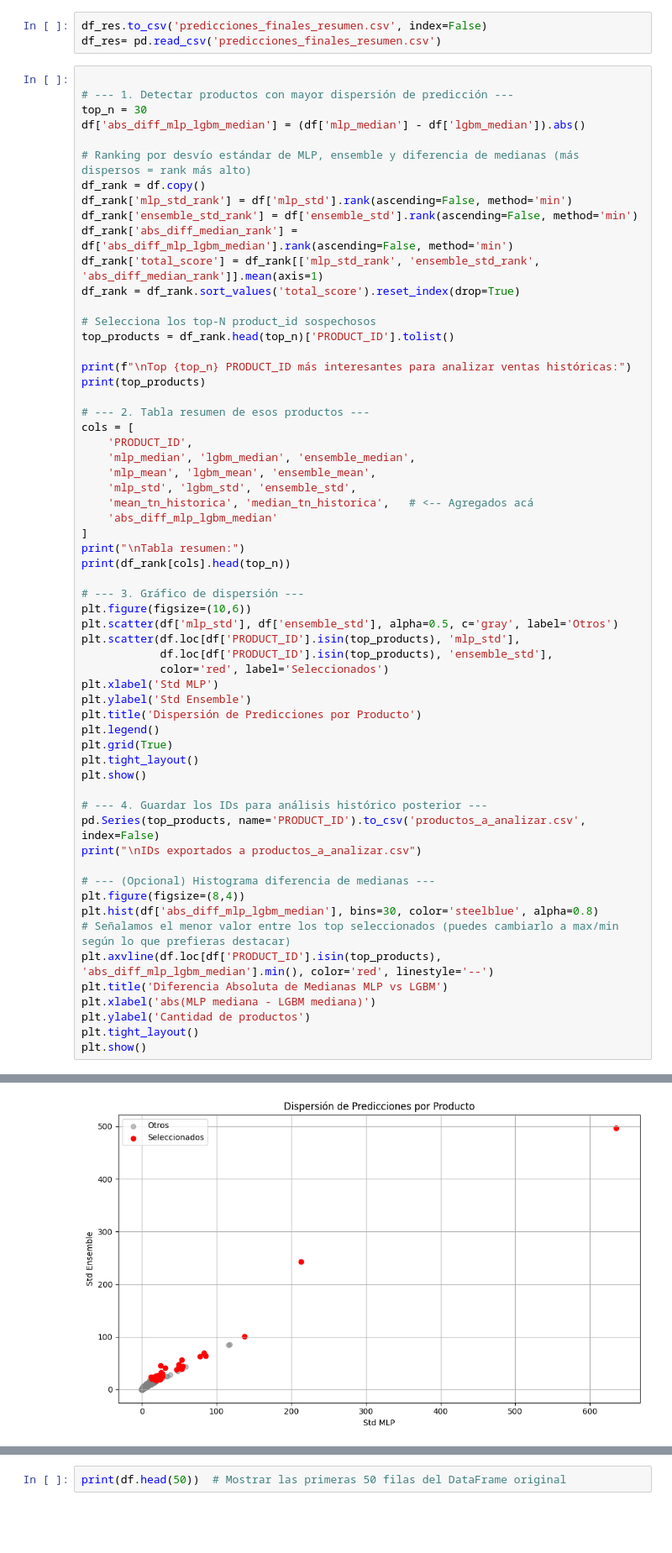
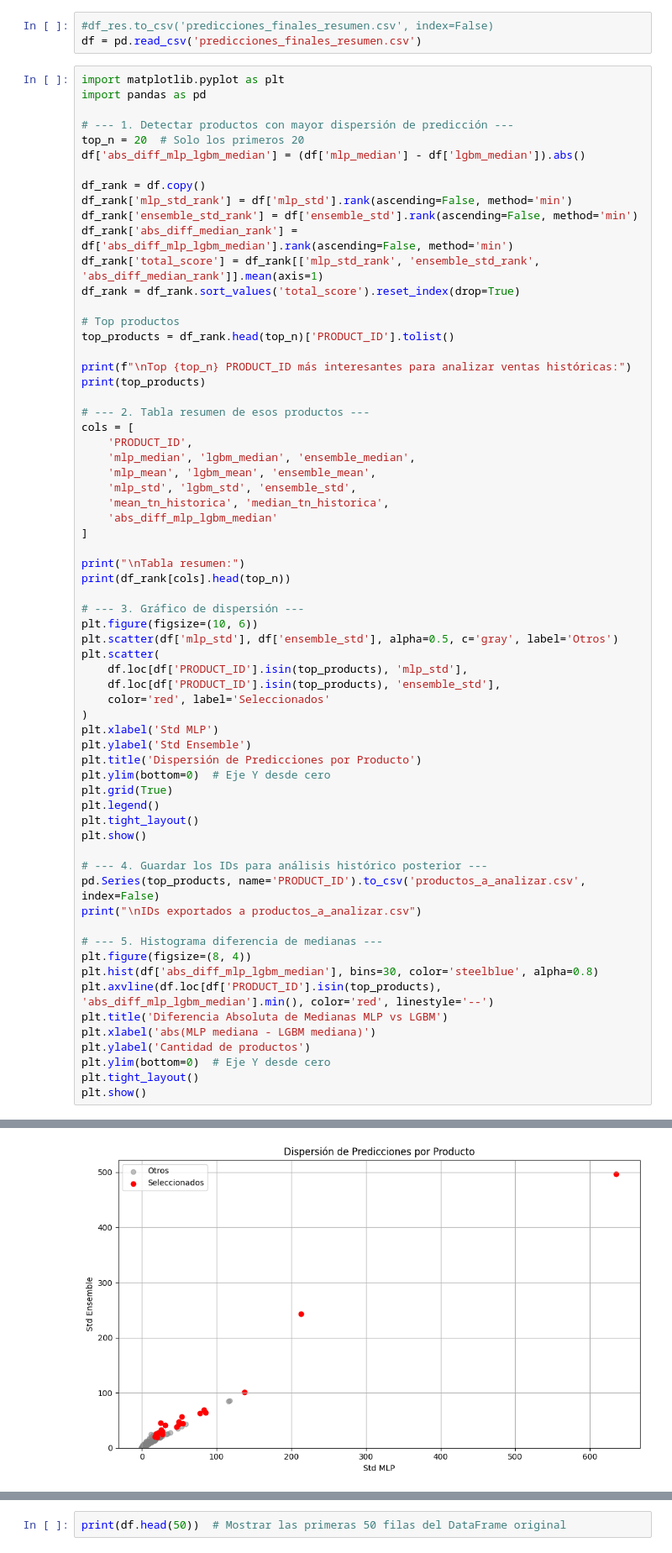
Before and after one commit to plcablinski/labo3-2025v, a Jupyter notebook: Aprox_final.ipynb, the cells around one changed output, grey strips where cells are left out. Shown at 84% size. Saved outputs shown, nothing was run; the diff lists cells and outputs as text; blank space fills up the shorter version.

```diff
--- a/Aprox_final.ipynb
+++ b/Aprox_final.ipynb
@@ -61,13 +40,14 @@ print(df_res.head(20))
 # %%
-df_res.to_csv('predicciones_finales_resumen.csv', index=False)
-df_res= pd.read_csv('predicciones_finales_resumen.csv')
+#df_res.to_csv('predicciones_finales_resumen.csv', index=False)
+df = pd.read_csv('predicciones_finales_resumen.csv')
 # %%
+import matplotlib.pyplot as plt
+import pandas as pd
 
 # --- 1. Detectar productos con mayor dispersión de predicción ---
-top_n = 30
+top_n = 20  # Solo los primeros 20
 df['abs_diff_mlp_lgbm_median'] = (df['mlp_median'] - df['lgbm_median']).abs()
 
-# Ranking por desvío estándar de MLP, ensemble y diferencia de medianas (más dispersos = rank más alto)
 df_rank = df.copy()
 df_rank['mlp_std_rank'] = df['mlp_std'].rank(ascending=False, method='min')
 df_rank['ensemble_std_rank'] = df['ensemble_std'].rank(ascending=False, method='min')
@@ -75,7 +55,7 @@ df_rank['abs_diff_median_rank'] = df['abs_diff_mlp_lgbm_median'].rank(ascending=
 df_rank['total_score'] = df_rank[['mlp_std_rank', 'ensemble_std_rank', 'abs_diff_median_rank']].mean(axis=1)
 df_rank = df_rank.sort_values('total_score').reset_index(drop=True)
 
-# Selecciona los top-N product_id sospechosos
+# Top productos
 top_products = df_rank.head(top_n)['PRODUCT_ID'].tolist()
 
 print(f"\nTop {top_n} PRODUCT_ID más interesantes para analizar ventas históricas:")
@@ -87,23 +67,27 @@ cols = [
     'mlp_median', 'lgbm_median', 'ensemble_median',
     'mlp_mean', 'lgbm_mean', 'ensemble_mean',
     'mlp_std', 'lgbm_std', 'ensemble_std',
-    'mean_tn_historica', 'median_tn_historica',   # <-- Agregados acá
+    'mean_tn_historica', 'median_tn_historica',
     'abs_diff_mlp_lgbm_median'
 ]
+
 print("\nTabla resumen:")
 print(df_rank[cols].head(top_n))
 
 # --- 3. Gráfico de dispersión ---
-plt.figure(figsize=(10,6))
+plt.figure(figsize=(10, 6))
 plt.scatter(df['mlp_std'], df['ensemble_std'], alpha=0.5, c='gray', label='Otros')
-plt.scatter(df.loc[df['PRODUCT_ID'].isin(top_products), 'mlp_std'],
-            df.loc[df['PRODUCT_ID'].isin(top_products), 'ensemble_std'],
-            color='red', label='Seleccionados')
+plt.scatter(
+    df.loc[df['PRODUCT_ID'].isin(top_products), 'mlp_std'],
+    df.loc[df['PRODUCT_ID'].isin(top_products), 'ensemble_std'],
+    color='red', label='Seleccionados'
+)
 plt.xlabel('Std MLP')
 plt.ylabel('Std Ensemble')
 plt.title('Dispersión de Predicciones por Producto')
+plt.ylim(bottom=0)  # Eje Y desde cero
+plt.grid(True)
 plt.legend()
-plt.grid(True)
 plt.tight_layout()
 plt.show()
 
@@ -111,14 +95,14 @@ plt.show()
 pd.Series(top_products, name='PRODUCT_ID').to_csv('productos_a_analizar.csv', index=False)
 print("\nIDs exportados a productos_a_analizar.csv")
 
-# --- (Opcional) Histograma diferencia de medianas ---
-plt.figure(figsize=(8,4))
+# --- 5. Histograma diferencia de medianas ---
+plt.figure(figsize=(8, 4))
 plt.hist(df['abs_diff_mlp_lgbm_median'], bins=30, color='steelblue', alpha=0.8)
-# Señalamos el menor valor entre los top seleccionados (puedes cambiarlo a max/min según lo que prefieras destacar)
 plt.axvline(df.loc[df['PRODUCT_ID'].isin(top_products), 'abs_diff_mlp_lgbm_median'].min(), color='red', linestyle='--')
 plt.title('Diferencia Absoluta de Medianas MLP vs LGBM')
 plt.xlabel('abs(MLP mediana - LGBM mediana)')
 plt.ylabel('Cantidad de productos')
+plt.ylim(bottom=0)  # Eje Y desde cero
 plt.tight_layout()
 plt.show()
 # %% [output]
@@ -142,2 +126,2 @@ Tabla resumen:
-[figure, old version]
+[figure, new version]
 IDs exportados a productos_a_analizar.csv
```
Also changed, not shown: parts of 12 cells of this notebook, 1 other file.
